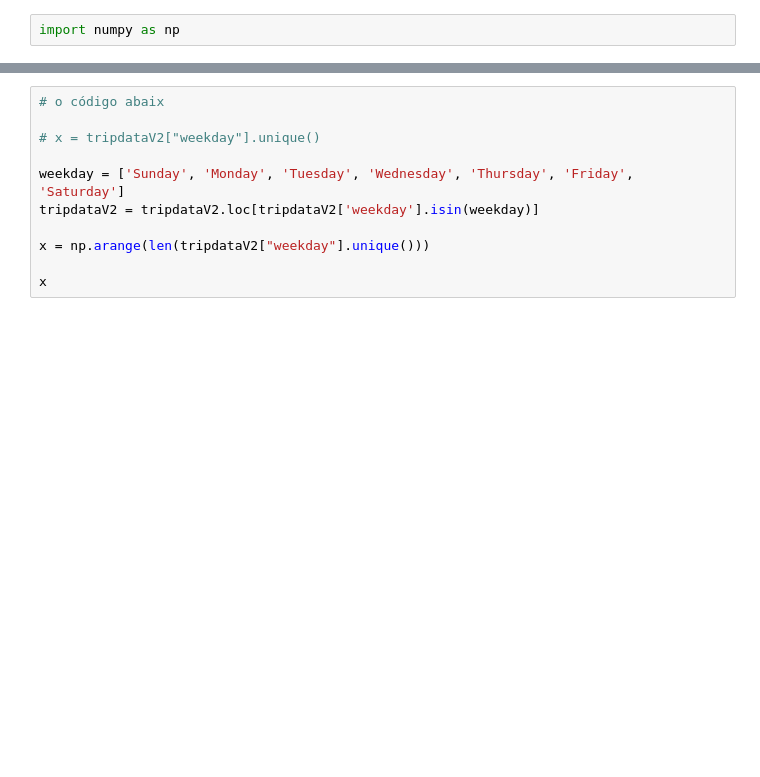
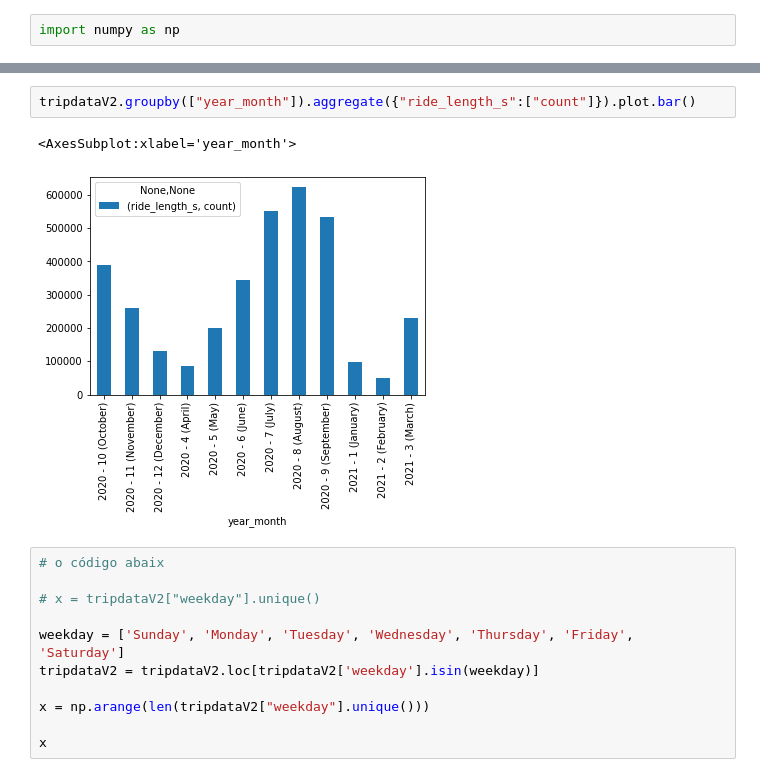
Before and after one commit to Ladislau2020/2021, a Jupyter notebook: fork-of-capstone-project-from-google.ipynb, the cells around one changed output, grey strips where cells are left out. Cells and saved outputs as stored; diff of their text form; blank space fills up the shorter version.

```diff
--- a/fork-of-capstone-project-from-google.ipynb
+++ b/fork-of-capstone-project-from-google.ipynb
@@ -1172,3 +1176,8 @@ import numpy as np
+# %%
+tripdataV2.groupby(["year_month"]).aggregate({"ride_length_s":["count"]}).plot.bar()
+# %% [output]
+<AxesSubplot:xlabel='year_month'>
+[figure, added]
 # %%
 # o código abaix
 
```
Also changed, not shown: parts of 9 cells of this notebook.
